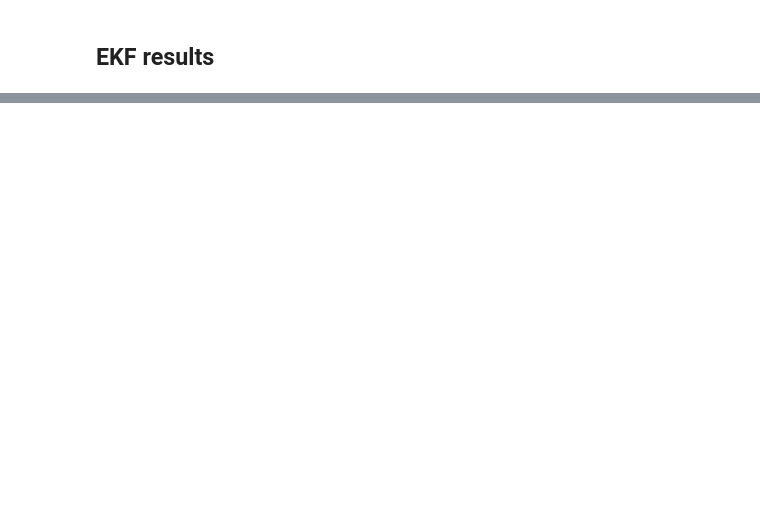
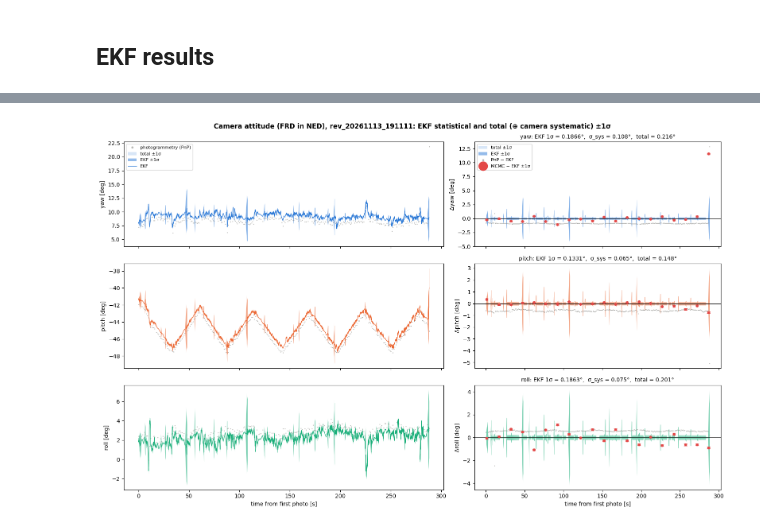
Before and after one commit to POLOCALC/pils, a Jupyter notebook: examples/flight_data.ipynb, the cells around one changed output, grey strips where cells are left out. Drawn from its saved outputs; the diff is of its cells as text; code cells hidden in the pictures; blank space fills up the shorter version.

```diff
--- a/examples/flight_data.ipynb
+++ b/examples/flight_data.ipynb
@@ -208,0 +308,57 @@ No EKF results in /Volumes/WD/data/POLOCALC/campaigns/202610/20261027/flight_202
+# %%
+# Attitude error budget (as BOCK/examples/bock.ipynb Sec. 5d), rebuilt from the stored tables:
+# dark band = EKF ±1σ (statistical), light band = total ±1σ = EKF ⊕ camera-calibration systematic (Option A)
+import numpy as np
+
+if bock_version is not None:
+    tb = bock_version.tables
+    wrap_deg = lambda a: (a + 180.0) % 360.0 - 180.0
+    ANG, COLS = ["yaw", "pitch", "roll"], ["#2a78d6", "#eb6834", "#1baf7a"]
+
+    states = tb["ekf_states"]
+    ph = states[states.kind == "photo"].reset_index(drop=True)
+    ph["frame"] = tb["ekf_photo_epochs"]["frame"].to_numpy()             # one photo state per photo epoch
+    cmp = tb["pnp_frames"].merge(ph[["frame"] + [f"{a}_cam_deg" for a in ANG]], on="frame", how="inner")
+    cmp_m = tb.get("mcmc_frames_attitude")
+    if cmp_m is not None:                                                  # EKF at the MCMC frames (interpolated)
+        cmp_m = cmp_m[cmp_m.t.between(states.t.min(), states.t.max())].copy()   # no EKF outside the IMU span
+        for a in ANG:
+            cmp_m[f"ekf_{a}"] = wrap_deg(np.interp(cmp_m.t, states.t, np.degrees(np.unwrap(np.radians(states[f"{a}_cam_deg"])))))
+    budget = tb.get("attitude_total_budget")
+    sys_sigma = budget.set_index("[deg]")["camera sys σ (A)"] if budget is not None else None
+    t0 = ph.t.iloc[0]
+
+    fig, ax = plt.subplots(3, 2, figsize=(16, 10), sharex=True, gridspec_kw=dict(width_ratios=[1.3, 1]))
+    for r, (a, col) in enumerate(zip(ANG, COLS)):
+        tt  = states.t - t0
+        val = np.degrees(np.unwrap(np.radians(states[f"{a}_cam_deg"])))
+        sig = states[f"sig_{a}_cam_deg"]
+        stot = np.sqrt(sig**2 + sys_sigma[a]**2) if sys_sigma is not None else None
+        ax[r, 0].plot(cmp.t - t0, np.degrees(np.unwrap(np.radians(cmp[f"{a}_pnp_deg"]))),
+                      ".", ms=1.5, color="#8a8a86", alpha=0.5, label="photogrammetry (PnP)")
+        if stot is not None:
+            ax[r, 0].fill_between(tt, val - stot, val + stot, color=col, alpha=0.18, lw=0, label="total ±1σ")
+            ax[r, 1].fill_between(tt, -stot, stot, color=col, alpha=0.18, lw=0, label="total ±1σ")
+        ax[r, 0].fill_between(tt, val - sig, val + sig, color=col, alpha=0.5, lw=0, label="EKF ±1σ")
+        ax[r, 0].plot(tt, val, color=col, lw=0.8, label="EKF")
+        ax[r, 0].set_ylabel(f"{a} [deg]")
+        ax[r, 1].fill_between(tt, -sig, sig, color=col, alpha=0.5, lw=0, label="EKF ±1σ")
+        ax[r, 1].plot(cmp.t - t0, wrap_deg(cmp[f"{a}_pnp_deg"] - cmp[f"{a}_cam_deg"]),
+                      ".", ms=1.5, color="#8a8a86", alpha=0.5, label="PnP − EKF")
+        if cmp_m is not None:
+            ax[r, 1].errorbar(cmp_m.t - t0, wrap_deg(cmp_m[f"{a}_deg"] - cmp_m[f"ekf_{a}"]), yerr=cmp_m[f"sig_{a}_deg"],
+                              fmt="o", ms=4, color="#e34948", capsize=3, label="MCMC − EKF ±1σ")
+        ax[r, 1].axhline(0, color="k", lw=0.6)
+        ax[r, 1].set_ylabel(f"Δ{a} [deg]")
+        ax[r, 1].set_title(f"{a}: EKF 1σ = {sig.median():.4f}°"
+                           + (f",  σ_sys = {sys_sigma[a]:.3f}°,  total = {stot.median():.3f}°" if stot is not None else ""),
+                           fontsize=10)
+    ax[0, 0].legend(loc="best", fontsize=8, markerscale=4)
+    ax[0, 1].legend(loc="best", fontsize=8, markerscale=4)
+    for a_ in ax[-1]:
+        a_.set_xlabel("time from first photo [s]")
+    fig.suptitle(f"Camera attitude (FRD in NED), {bock_version.version_name}: EKF statistical and total "
+                 f"(⊕ camera systematic) ±1σ", fontweight="bold")
+    plt.tight_layout(); plt.show()
+# %% [output]
+[figure, added]
```
Also changed, not shown: parts of 12 cells of this notebook, 4 other files.
